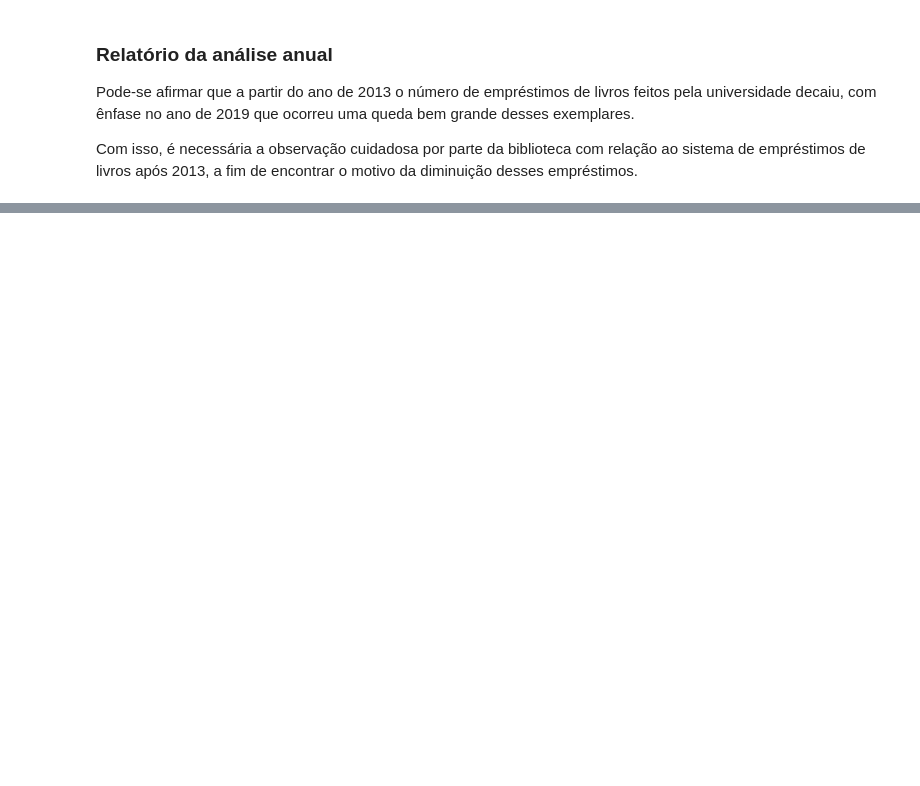
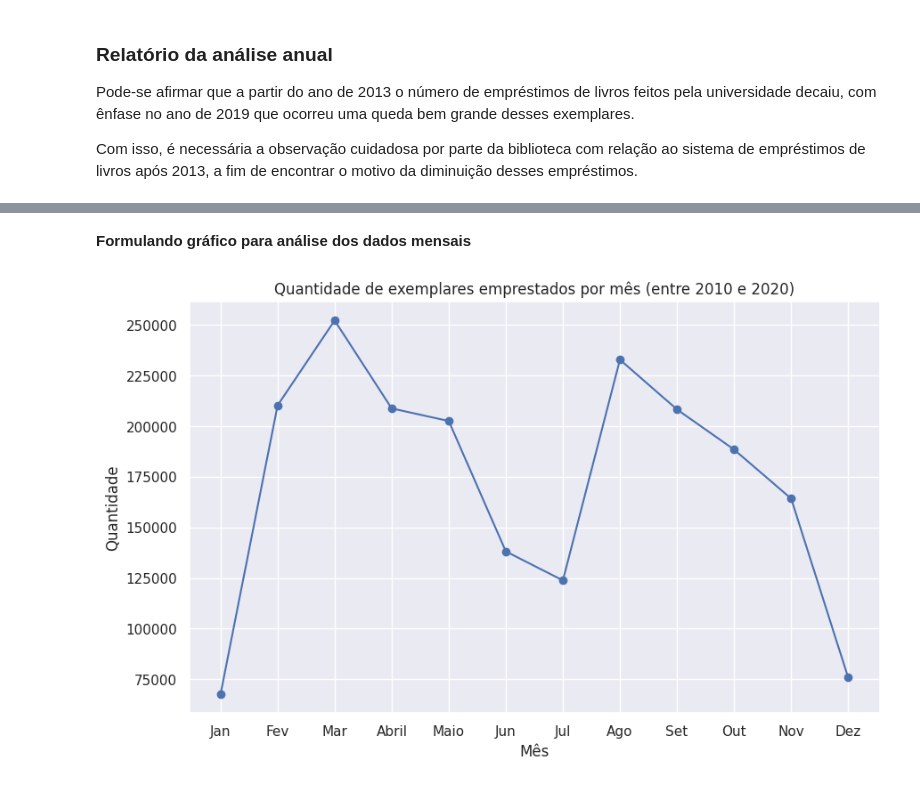
Before and after one commit to AleixoCodes/Analise-de-dados-bibliotecarios, a Jupyter notebook: Análise_de_Dados_de_Biblioteca_Universitária.ipynb, the cells around one changed output, grey strips where cells are left out. Cells and saved outputs as stored; diff of their text form; code cells hidden in the pictures; blank space fills up the shorter version.

```diff
--- a/Análise_de_Dados_de_Biblioteca_Universitária.ipynb
+++ b/Análise_de_Dados_de_Biblioteca_Universitária.ipynb
@@ -267,0 +271,9 @@ Com isso, é necessária a observação cuidadosa por parte da biblioteca com re
+# %%
+emprestimosPorMes = dataEmprestimos.groupby(dataEmprestimos['Data'].dt.month)['Quantidade'].sum().reset_index()
+
+# trocando numeros por meses
+meses = {1:'Jan', 2:'Fev', 3:'Mar', 4:'Abril', 5:'Maio', 6:'Jun', 7:'Jul', 8:'Ago', 9:'Set', 10:'Out', 11:'Nov', 12:'Dez'}
+emprestimosPorMes['Data'] = emprestimosPorMes['Data'].map(meses)
+
+emprestimosPorMes.columns = ['Mês', 'Quantidade']
+emprestimosPorMes
@@ -267,0 +294,12 @@ Com isso, é necessária a observação cuidadosa por parte da biblioteca com re
+# %% [markdown]
+**Formulando gráfico para análise dos dados mensais**
+# %%
+plt.figure(figsize=(10, 6))
+plt.plot(emprestimosPorMes['Mês'], emprestimosPorMes['Quantidade'], marker='o')
+plt.xlabel('Mês')
+plt.ylabel('Quantidade')
+plt.title('Quantidade de exemplares emprestados por mês (entre 2010 e 2020)')
+plt.grid(True)
+plt.show()
+# %% [output]
+[figure, added]
```
Also changed, not shown: parts of 8 cells of this notebook.
